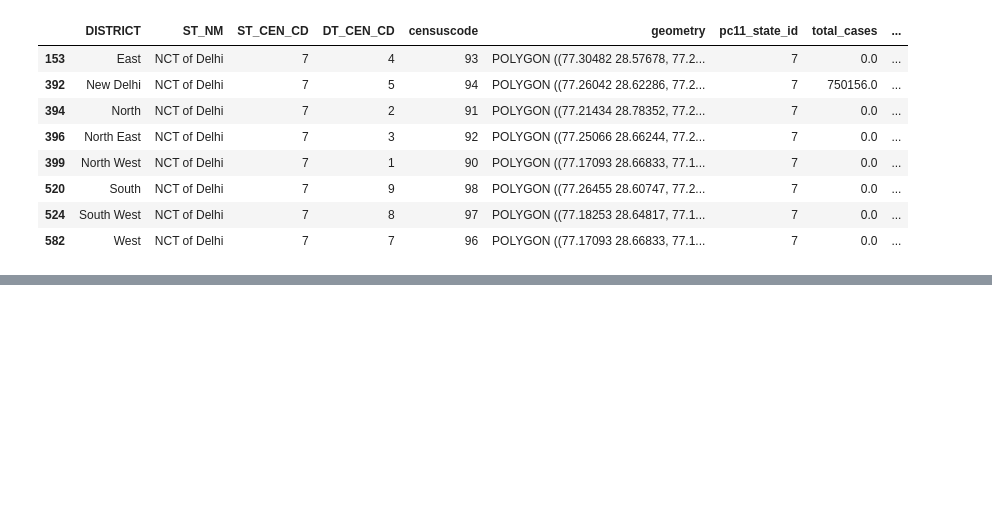
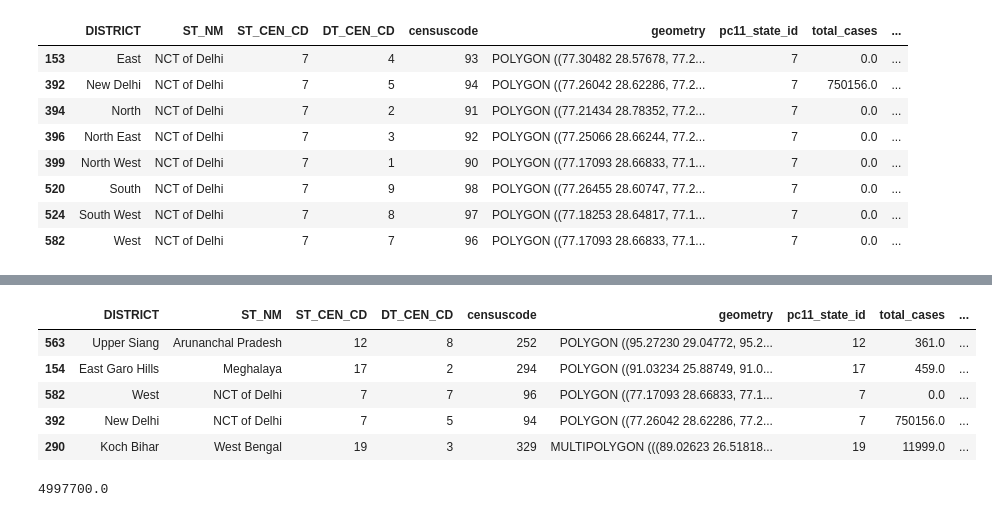
Before and after one commit to Daniel-Los/Introduction-to-datascience-final-project, a Jupyter notebook: Map_India.ipynb, the cells around one changed output, grey strips where cells are left out. Saved outputs shown, nothing was run; the diff lists cells and outputs as text; code cells hidden in the pictures; blank space fills up the shorter version.

```diff
--- a/Map_India.ipynb
+++ b/Map_India.ipynb
@@ -90,6 +84,6 @@ india_s_masters.plot()
 # %%
 ##for joining two files
-india_joined = india_s_masters.merge(champions,on='censuscode')
+india_joined = india_s_masters.merge(champion,on='censuscode')
 india_joined.head(2)
 # %% [output]
 |  | DISTRICT | ST_NM | ST_CEN_CD | DT_CEN_CD | censuscode | geometry | pc11_state_id | total_cases | ... |
@@ -158,7 +184,14 @@ sns.displot(data = india_joined, x = 'pc11_pop_dens')
 # %%
-column = india_joined["pc11_pop_dens"]
-max_index = column.idxmax()
-max_index
+india_joined.sort_values("population density", ascending = False).head()
+# %% [output]
+|  | DISTRICT | ST_NM | ST_CEN_CD | DT_CEN_CD | censuscode | geometry | pc11_state_id | total_cases | ... |
+| 563 | Upper Siang | Arunanchal Pradesh | 12 | 8 | 252 | POLYGON ((95.27230 29.04772, 95.2... | 12 | 361.0 | ... |
+| 154 | East Garo Hills | Meghalaya | 17 | 2 | 294 | POLYGON ((91.03234 25.88749, 91.0... | 17 | 459.0 | ... |
+| 582 | West | NCT of Delhi | 7 | 7 | 96 | POLYGON ((77.17093 28.66833, 77.1... | 7 | 0.0 | ... |
+| 392 | New Delhi | NCT of Delhi | 7 | 5 | 94 | POLYGON ((77.26042 28.62286, 77.2... | 7 | 750156.0 | ... |
+| 290 | Koch Bihar | West Bengal | 19 | 3 | 329 | MULTIPOLYGON (((89.02623 26.51818... | 19 | 11999.0 | ... |
 # %%
-india_joined.loc(axis=0)[558]['pc11_pop_dens']
+india_joined.loc(axis=0)[563]['population density']
+# %% [output]
+4997700.0
 # %%
```
Also changed, not shown: parts of 22 cells of this notebook.
